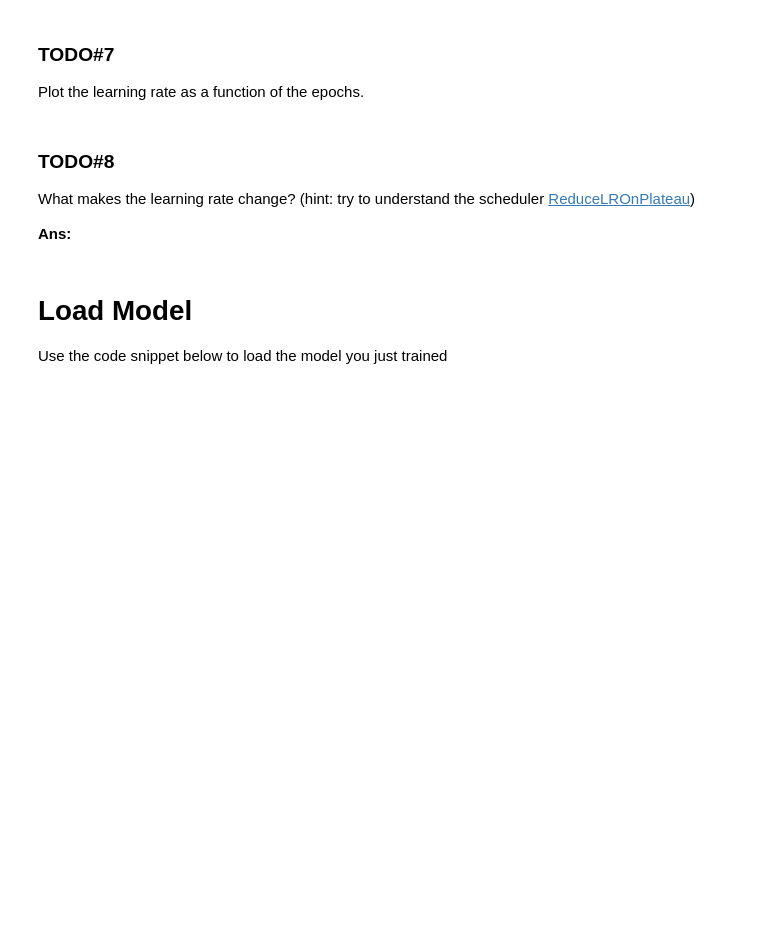
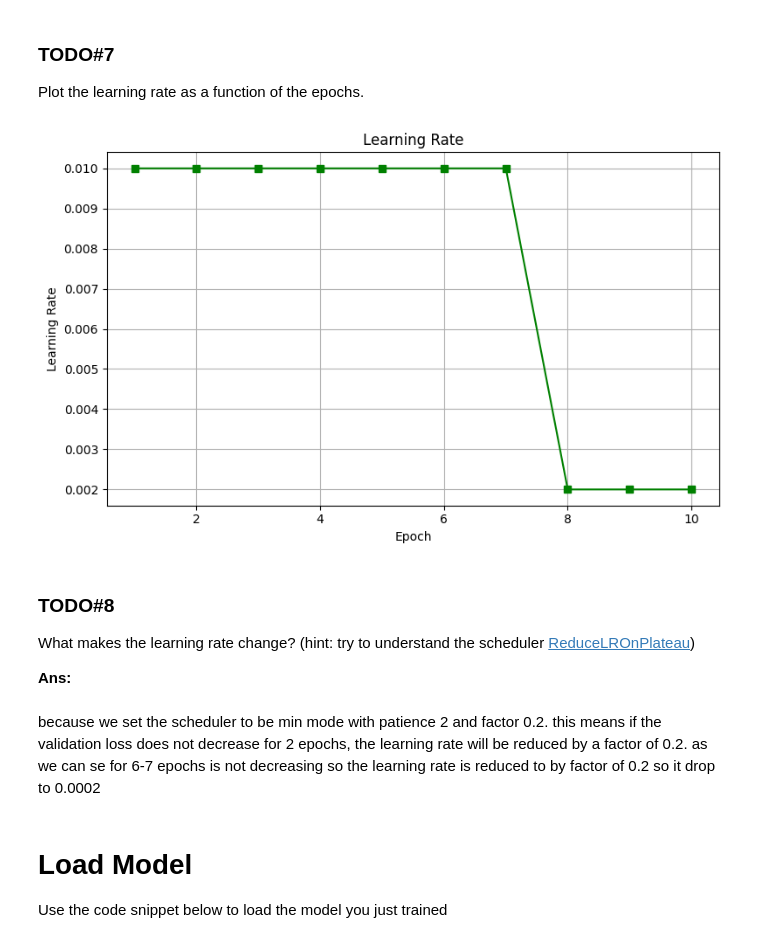
Before and after one commit to Taihenc/2110405-AI-ML, a Jupyter notebook: Precipitation_Nowcasting_PyTorch_withCNN_Student_2025.ipynb, the cells around one changed output. Cells and saved outputs as stored; diff of their text form; code cells hidden in the pictures; blank space fills up the shorter version.

```diff
--- a/Precipitation_Nowcasting_PyTorch_withCNN_Student_2025.ipynb
+++ b/Precipitation_Nowcasting_PyTorch_withCNN_Student_2025.ipynb
@@ -565,6 +604,17 @@ When does the model start to overfit?
 ### TODO#7
 
 Plot the learning rate as a function of the epochs.
+# %%
+plt.figure(figsize=(8, 5))
+plt.plot(n, learning_rates, label='Learning Rate', marker='s', color='green')
+plt.xlabel('Epoch')
+plt.ylabel('Learning Rate')
+plt.title('Learning Rate')
+plt.grid(True)
+plt.tight_layout()
+plt.show()
+# %% [output]
+[figure, added]
 # %% [markdown]
 ### TODO#8
 
@@ -573,6 +623,8 @@ What makes the learning rate change?
 
 
 **Ans:**
+# %% [markdown]
+because we set the scheduler to be min mode with patience 2 and factor 0.2. this means if the validation loss does not decrease for 2 epochs, the learning rate will be reduced by a factor of 0.2. as we can se for 6-7 epochs is not decreasing so the learning rate is reduced to by factor of 0.2 so it drop to 0.0002
 # %% [markdown]
 # Load Model
 
```
Also changed, not shown: parts of 53 cells of this notebook.
